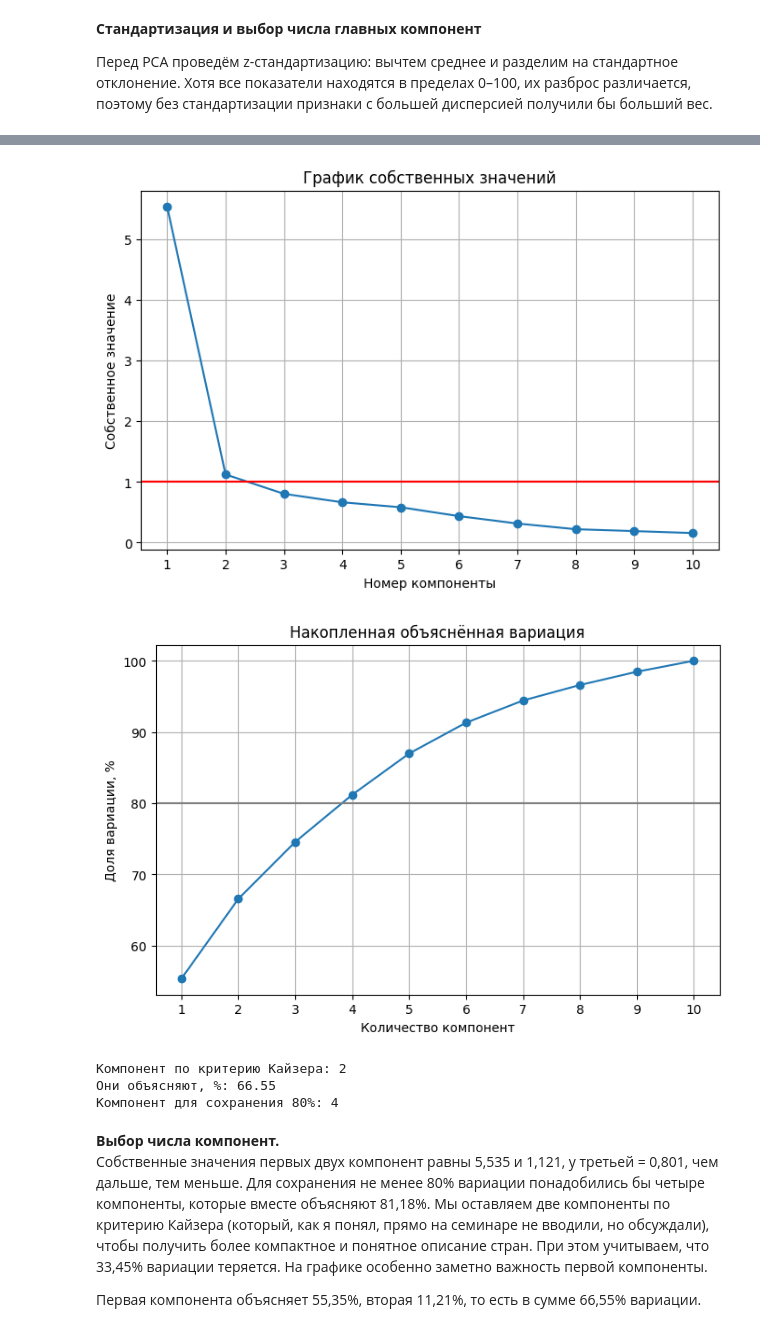
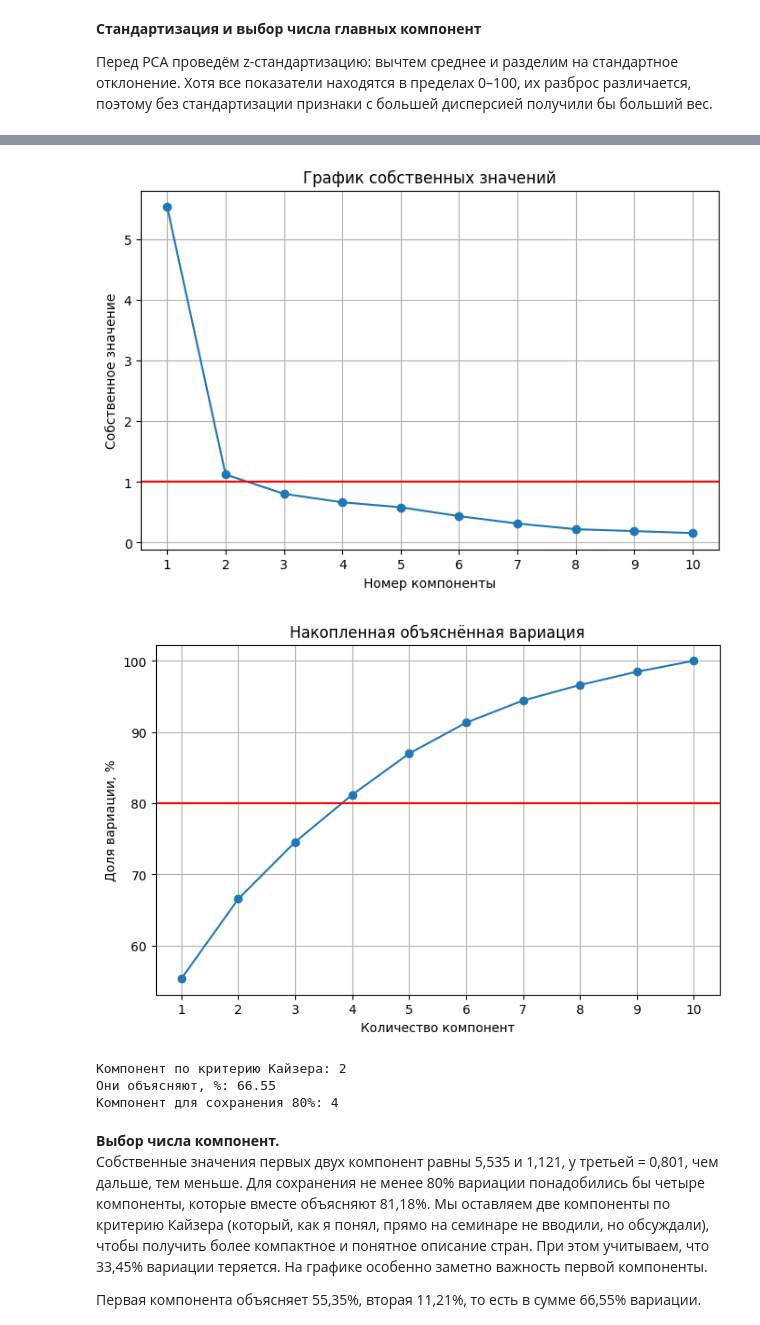
Before and after one commit to NickNatGame/Andan, a Jupyter notebook: NIS_ПЗ3.ipynb, the cells around one changed output, grey strips where cells are left out. Cells and saved outputs as stored; diff of their text form; code cells hidden in the pictures.

```diff
--- a/NIS_ПЗ3.ipynb
+++ b/NIS_ПЗ3.ipynb
@@ -292,35 +293,35 @@ plt.show()
 
 plt.figure(figsize=(8, 5))
 plt.plot(component_numbers, cumulative_share * 100, 'o-')
-plt.axhline(80, color='gray')
+plt.axhline(80, color='red')
 plt.title('Накопленная объяснённая вариация')
 plt.xlabel('Количество компонент')
 plt.ylabel('Доля вариации, %')
 plt.xticks(component_numbers)
 plt.grid()
 plt.show()
 
 n_components = (eigenvalues > 1).sum()
 
 n_components_80 = (cumulative_share < 0.8).sum() + 1
 
 print('Компонент по критерию Кайзера:', n_components)
 print('Они объясняют, %:', round(variance_share[:n_components].sum() * 100, 2))
 print('Компонент для сохранения 80%:', n_components_80)
 # %% [output]
 |  | Собственное значение | Объяснённая вариация, % | Накопленная вариация, % |
 | 0 | 5.535 | 55.345 | 55.345 |
 | 1 | 1.121 | 11.209 | 66.554 |
 | 2 | 0.801 | 8.011 | 74.565 |
 | 3 | 0.662 | 6.616 | 81.180 |
 | 4 | 0.579 | 5.794 | 86.974 |
 | 5 | 0.433 | 4.333 | 91.307 |
 | 6 | 0.311 | 3.112 | 94.419 |
 | 7 | 0.218 | 2.176 | 96.595 |
 | 8 | 0.187 | 1.866 | 98.461 |
 | 9 | 0.154 | 1.539 | 100.000 |
 [figure]
-[figure, old version]
+[figure, new version]
 Компонент по критерию Кайзера: 2
 Они объясняют, %: 66.55
 Компонент для сохранения 80%: 4
```
Also changed, not shown: parts of 54 cells of this notebook.
